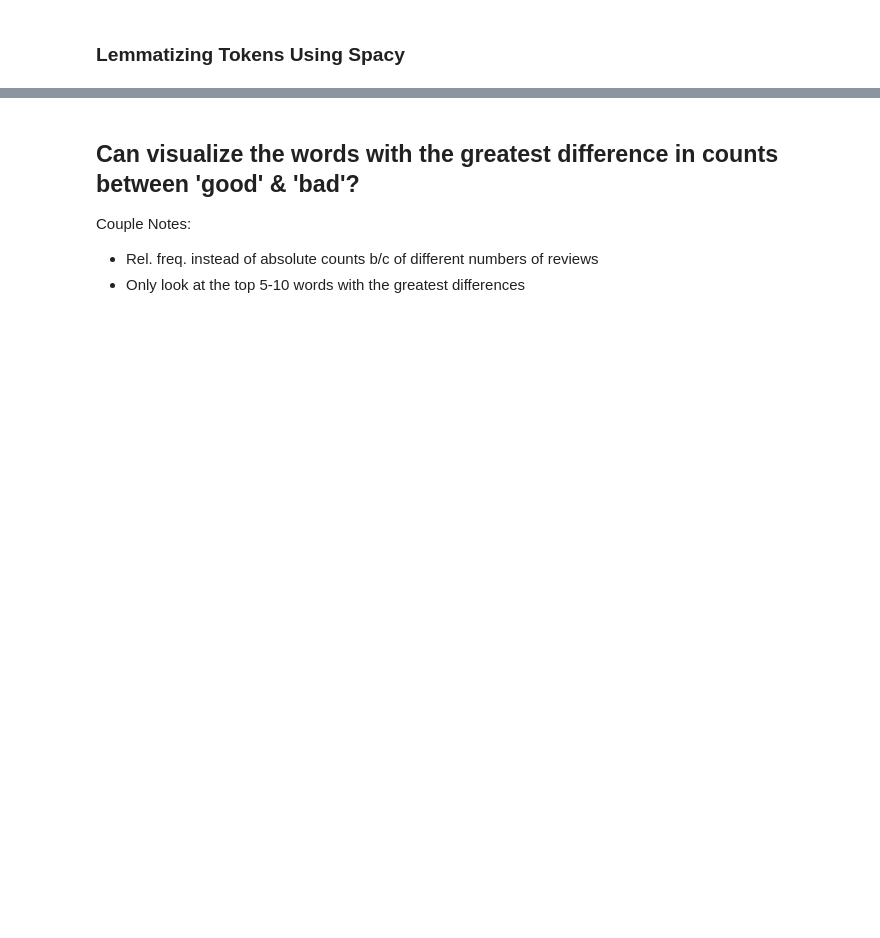
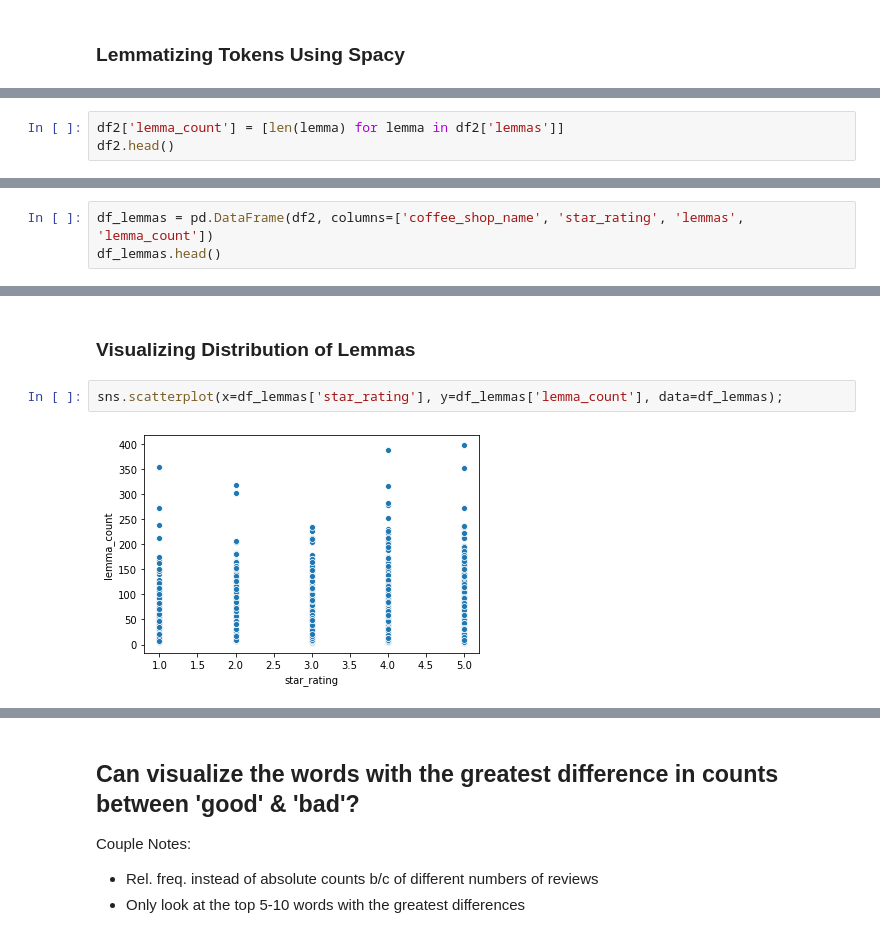
Before and after one commit to RAV10K1/DS-Unit-4-Sprint-1-NLP, a Jupyter notebook: module1-text-data/LS_DS_411_Text_Data_Assignment.ipynb, the cells around one changed output, grey strips where cells are left out. Saved outputs shown, nothing was run; the diff lists cells and outputs as text; blank space fills up the shorter version.

```diff
--- a/module1-text-data/LS_DS_411_Text_Data_Assignment.ipynb
+++ b/module1-text-data/LS_DS_411_Text_Data_Assignment.ipynb
@@ -292,0 +229,3 @@ df2.head()
+# %%
+df2['lemma_count'] = [len(lemma) for lemma in df2['lemmas']]
+df2.head()
@@ -292,0 +241,3 @@ df2.head()
+# %%
+df_lemmas = pd.DataFrame(df2, columns=['coffee_shop_name', 'star_rating', 'lemmas', 'lemma_count'])
+df_lemmas.head()
@@ -292,0 +263,6 @@ df2.head()
+# %% [markdown]
+### Visualizing Distribution of Lemmas
+# %%
+sns.scatterplot(x=df_lemmas['star_rating'], y=df_lemmas['lemma_count'], data=df_lemmas);
+# %% [output]
+[figure, added]
```
Also changed, not shown: parts of 30 cells of this notebook.
